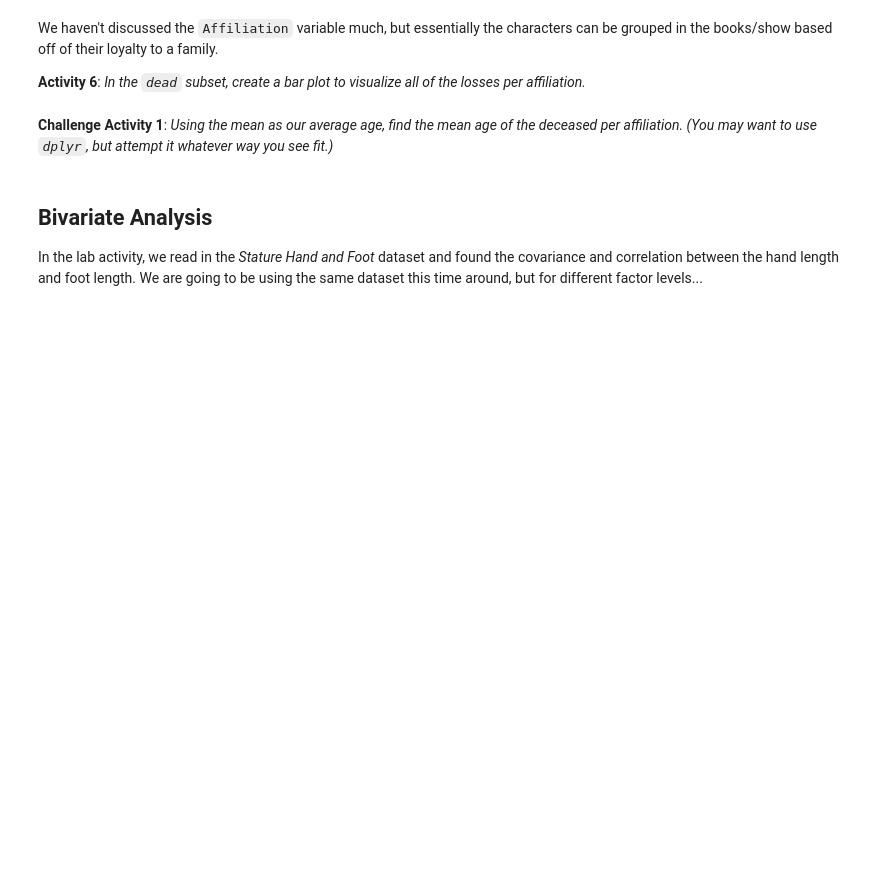
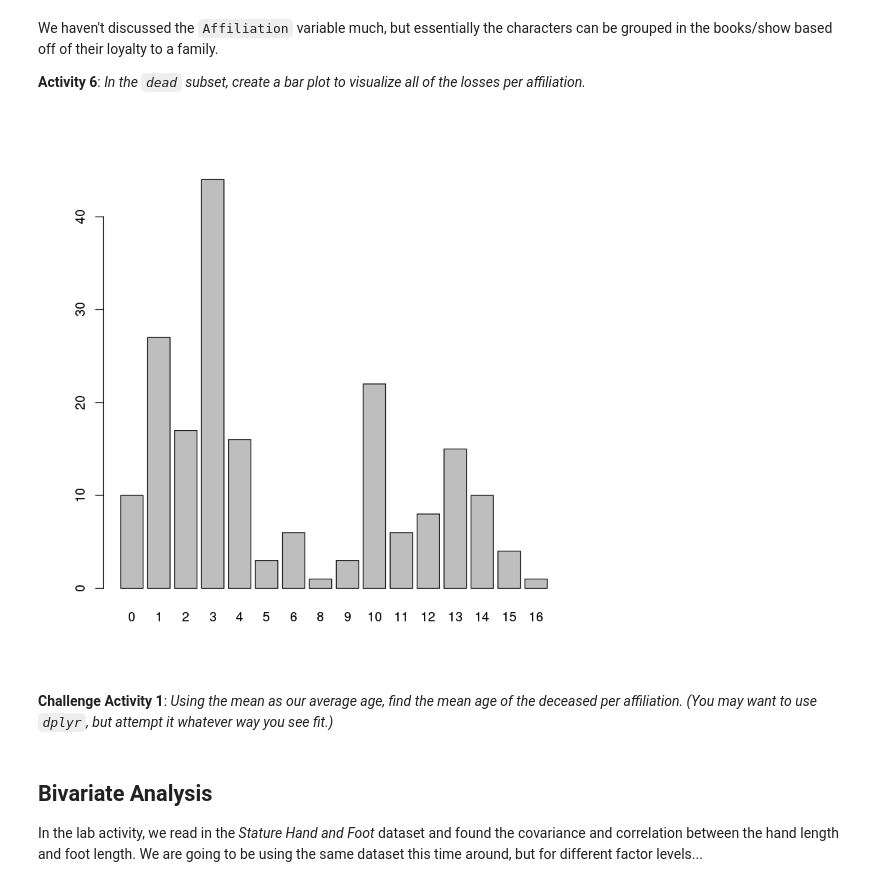
Before and after one commit to asouleymane/IntroDSA, a Jupyter notebook: modules/module2/practices/practice_descriptive_stats_r.ipynb, the cells around one changed output. Saved outputs shown, nothing was run; the diff lists cells and outputs as text; code cells hidden in the pictures; blank space fills up the shorter version.

```diff
--- a/modules/module2/practices/practice_descriptive_stats_r.ipynb
+++ b/modules/module2/practices/practice_descriptive_stats_r.ipynb
@@ -75,6 +121,9 @@ We haven't discussed the `Affiliation` variable much, but essentially the charac
 # %%
 # Activity 6 code goes here
 # -------------------------
+plot(dfdead$Affiliation)
+# %% [output]
+[figure, added]
 # %% [markdown]
 **Challenge Activity 1**: *Using the mean as our average age, find the mean age of the deceased per affiliation. (You may want to use `dplyr`, but attempt it whatever way you see fit.)*
 # %%
```
Also changed, not shown: parts of 15 cells of this notebook, 2 other files.
